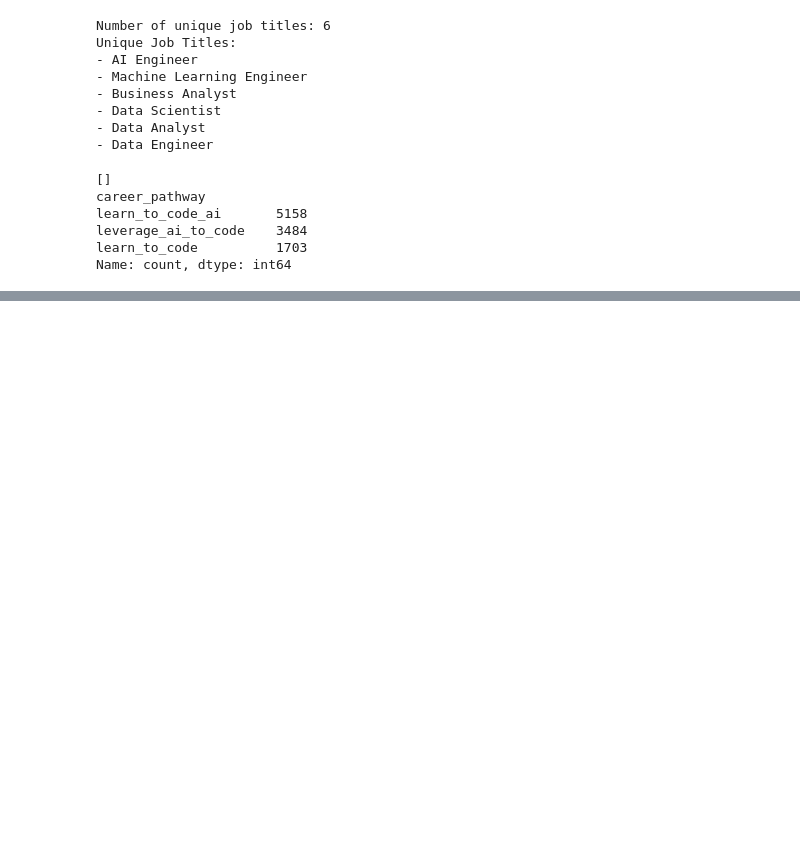
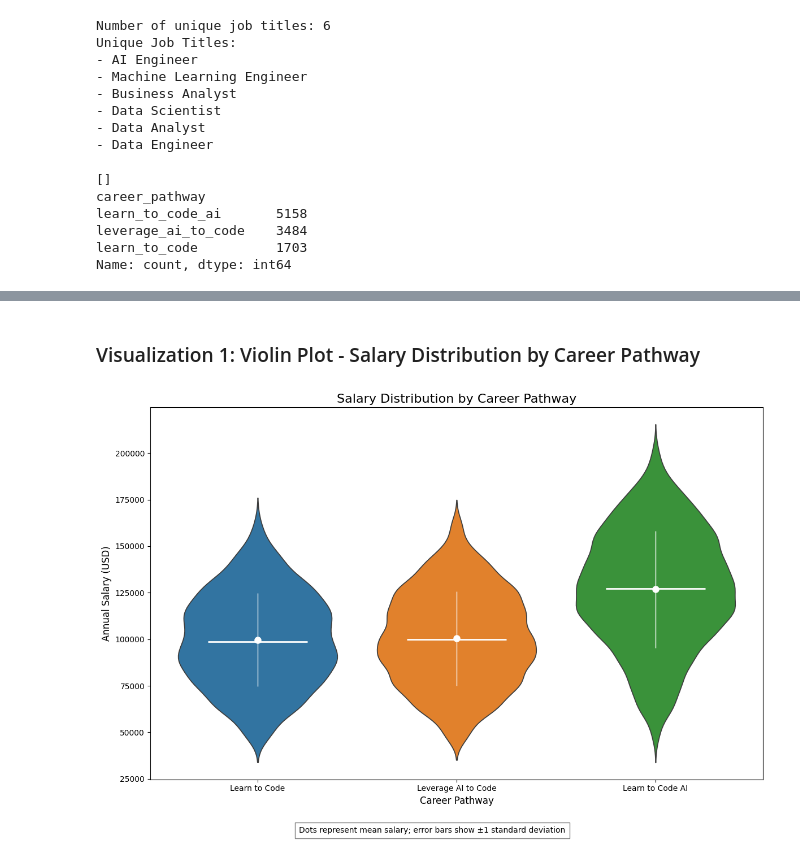
Before and after one commit to aniyodta-sys/BDATA200, a Jupyter notebook: AnishaY_Project1.ipynb, the cells around one changed output, grey strips where cells are left out. Drawn from its saved outputs; the diff is of its cells as text; code cells hidden in the pictures; blank space fills up the shorter version.

```diff
--- a/AnishaY_Project1.ipynb
+++ b/AnishaY_Project1.ipynb
@@ -283,0 +847,66 @@ Name: count, dtype: int64
+# %%
+import matplotlib.pyplot as plt
+import seaborn as sns
+import pandas as pd
+import numpy as np
+from sklearn.preprocessing import MinMaxScaler
+
+# Define a consistent color palette for the three pathways
+palette = {
+    'learn_to_code': '#1f77b4',          # Blue
+    'leverage_ai_to_code': '#ff7f0e',    # Orange
+    'learn_to_code_ai': '#2ca02c'        # Green
+}
+pathway_labels = {
+    'learn_to_code': 'Learn to Code',
+    'leverage_ai_to_code': 'Leverage AI to Code',
+    'learn_to_code_ai': 'Learn to Code AI'
+}
+pathway_order = ['learn_to_code', 'leverage_ai_to_code', 'learn_to_code_ai']
+# %% [markdown]
+### Visualization 1: Violin Plot - Salary Distribution by Career Pathway
+# %%
+# --- Visualization 1: Violin Plot - Salary Distribution by Career Pathway ---
+fig1, ax1 = plt.subplots(figsize=(12, 8))
+sns.violinplot(
+    data=df,
+    x='career_pathway',
+    y='salary',
+    hue='career_pathway', # Use hue for consistent colors
+    palette=palette,
+    inner=None, # Remove inner quartiles for custom mean/median
+    order=pathway_order,
+    ax=ax1,
+    legend=False
+)
+
+# Calculate mean, median, and std for salary per pathway
+salary_stats = df.groupby('career_pathway')['salary'].agg(['mean', 'median', 'std']).loc[pathway_order]
+
+# Overlay mean (white dot) and median (horizontal white line)
+for i, pathway in enumerate(pathway_order):
+    mean_val = salary_stats.loc[pathway, 'mean']
+    median_val = salary_stats.loc[pathway, 'median']
+    std_val = salary_stats.loc[pathway, 'std']
+
+    # Mean as white dot
+    ax1.plot(i, mean_val, marker='o', color='white', markersize=8, zorder=3)
+    # Median as horizontal white line
+    ax1.hlines(median_val, i - 0.25, i + 0.25, colors='white', linestyles='-', lw=2, zorder=3)
+    # Error bars (±1 std dev)
+    ax1.vlines(i, mean_val - std_val, mean_val + std_val, colors='white', linestyles='-', lw=1, zorder=3)
+
+# Set x-axis tick labels
+ax1.set_xticks(range(len(pathway_order)))
+ax1.set_xticklabels([pathway_labels[p] for p in pathway_order])
+
+ax1.set_title("Salary Distribution by Career Pathway", fontsize=16)
+ax1.set_xlabel("Career Pathway", fontsize=12)
+ax1.set_ylabel("Annual Salary (USD)", fontsize=12)
+ax1.ticklabel_format(style='plain', axis='y') # Prevent scientific notation for salaries
+plt.figtext(0.5, 0.01, "Dots represent mean salary; error bars show ±1 standard deviation", ha="center", fontsize=10, bbox={"facecolor":"white", "alpha":0.5, "pad":5})
+plt.tight_layout(rect=[0, 0.05, 1, 1]) # Adjust rect for caption
+plt.savefig('salary_distribution_violin_plot.png', dpi=300)
+plt.show()
+# %% [output]
+[figure, added]
```
Also changed, not shown: parts of 29 cells of this notebook.
